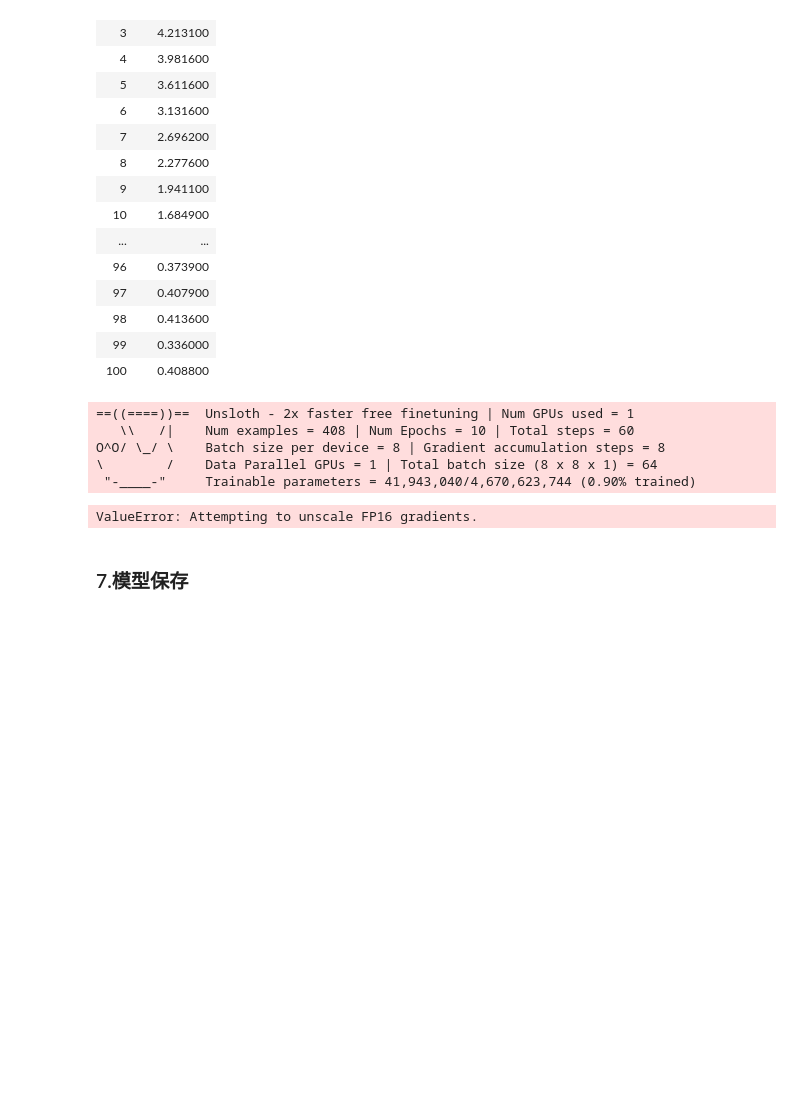
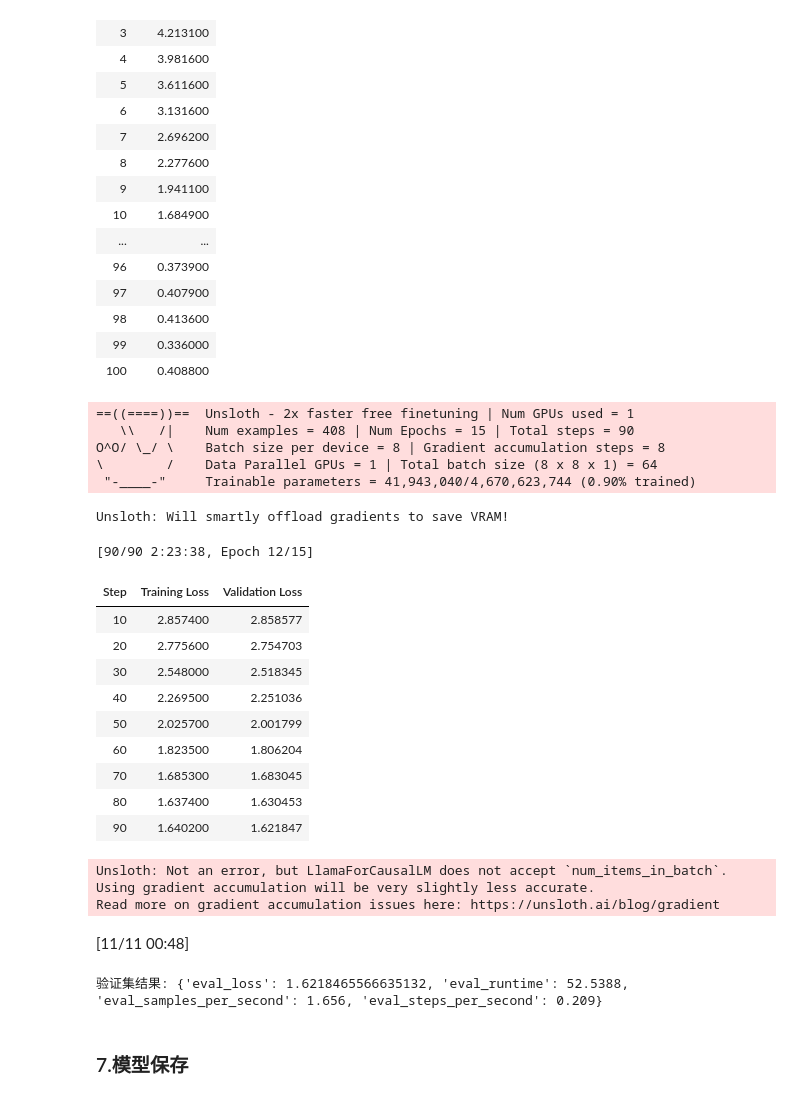
Before and after one commit to yanjun-sui/test-config, a Jupyter notebook: deepseek_lora_raGent4.ipynb, the cells around one changed output. Cells and saved outputs as stored; diff of their text form; code cells hidden in the pictures; blank space fills up the shorter version.

```diff
--- a/deepseek_lora_raGent4.ipynb
+++ b/deepseek_lora_raGent4.ipynb
@@ -271,37 +271,53 @@ trainer = SFTTrainer(
         per_device_train_batch_size=8,
         gradient_accumulation_steps=8,
         #warmup_steps=5,
         warmup_ratio=0.3,
-        num_train_epochs=10,
-        learning_rate=1e-5,
+        num_train_epochs=15,
+        learning_rate=6e-5,
         fp16=not is_bfloat16_supported(),
         bf16=is_bfloat16_supported(),
         gradient_checkpointing=True,
         logging_steps=1,
         optim="adamw_8bit",
         weight_decay=0.2,
         lr_scheduler_type="cosine",
         seed=3407,
         output_dir="outputs",
         report_to="none",
         evaluation_strategy="steps",  # 新增评估参数
         eval_steps=10,                # 每20步评估一次（原50）
         save_strategy="steps",
         save_steps=10,
         load_best_model_at_end=True,
         metric_for_best_model="eval_loss",
     ),
 )
 
 trainer_stats = trainer.train()
 print("验证集结果:", trainer.evaluate())
 # %% [output]
 ==((====))==  Unsloth - 2x faster free finetuning | Num GPUs used = 1
-   \\   /|    Num examples = 408 | Num Epochs = 10 | Total steps = 60
+   \\   /|    Num examples = 408 | Num Epochs = 15 | Total steps = 90
 O^O/ \_/ \    Batch size per device = 8 | Gradient accumulation steps = 8
 \        /    Data Parallel GPUs = 1 | Total batch size (8 x 8 x 1) = 64
  "-____-"     Trainable parameters = 41,943,040/4,670,623,744 (0.90% trained)
-ValueError: Attempting to unscale FP16 gradients.
+Unsloth: Will smartly offload gradients to save VRAM!
+[90/90 2:23:38, Epoch 12/15]
+| Step | Training Loss | Validation Loss |
+| 10 | 2.857400 | 2.858577 |
+| 20 | 2.775600 | 2.754703 |
+| 30 | 2.548000 | 2.518345 |
+| 40 | 2.269500 | 2.251036 |
+| 50 | 2.025700 | 2.001799 |
+| 60 | 1.823500 | 1.806204 |
+| 70 | 1.685300 | 1.683045 |
+| 80 | 1.637400 | 1.630453 |
+| 90 | 1.640200 | 1.621847 |
+Unsloth: Not an error, but LlamaForCausalLM does not accept `num_items_in_batch`.
+Using gradient accumulation will be very slightly less accurate.
+Read more on gradient accumulation issues here: https://unsloth.ai/blog/gradient
+[11/11 00:48]
+验证集结果: {'eval_loss': 1.6218465566635132, 'eval_runtime': 52.5388, 'eval_samples_per_second': 1.656, 'eval_steps_per_second': 0.209}
 # %% [markdown]
 
 ### 7.模型保存
```
Also changed, not shown: parts of 5 cells of this notebook.
